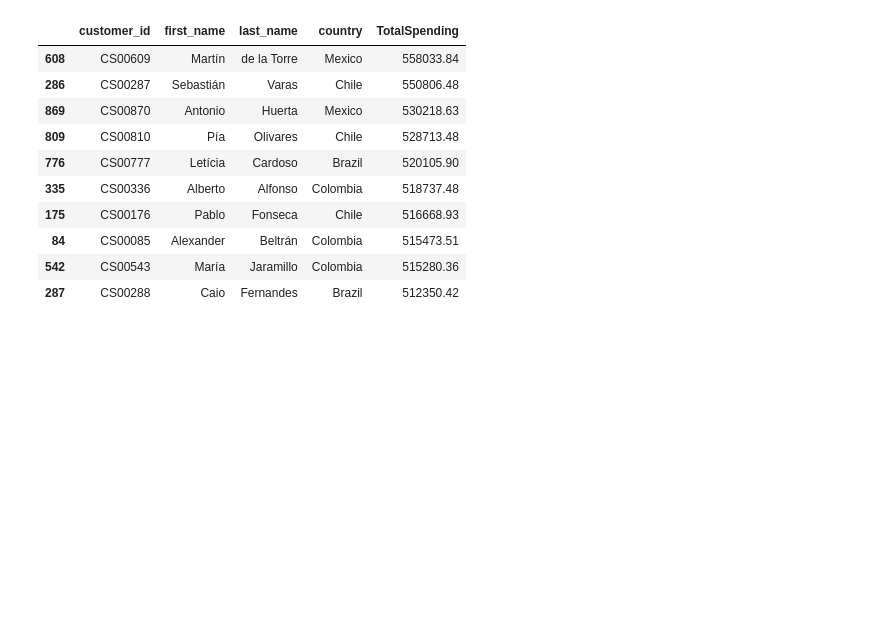
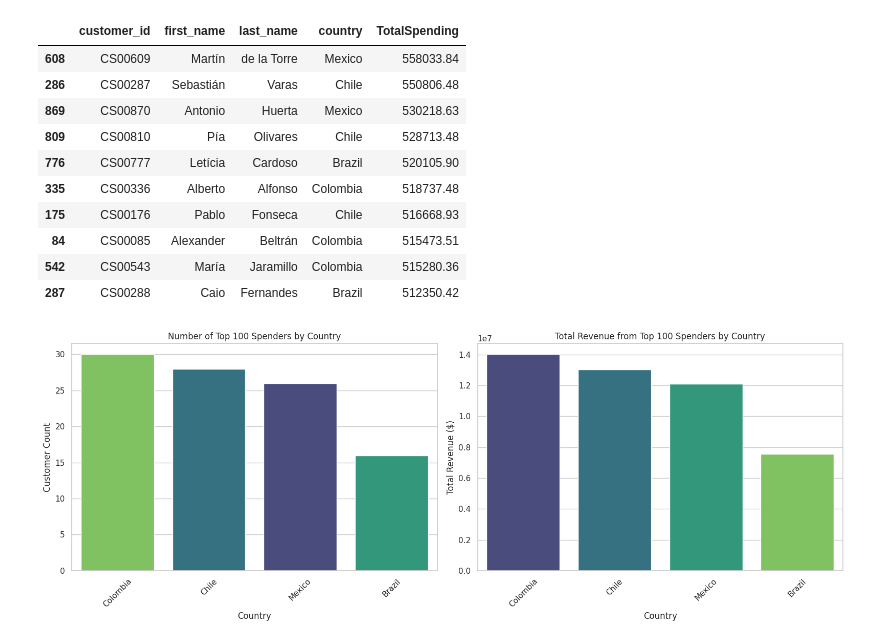
Before and after one commit to VY-MS123/NTUC_Capstone_MarketAnalysis, a Jupyter notebook: Capstone_Market.ipynb, the cells around one changed output. Cells and saved outputs as stored; diff of their text form; code cells hidden in the pictures; blank space fills up the shorter version.

```diff
--- a/Capstone_Market.ipynb
+++ b/Capstone_Market.ipynb
@@ -204,3 +204,48 @@ display(top_10_spenders[['customer_id', 'first_name', 'last_name', 'country', 'T
 | 84 | CS00085 | Alexander | Beltrán | Colombia | 515473.51 |
 | 542 | CS00543 | María | Jaramillo | Colombia | 515280.36 |
 | 287 | CS00288 | Caio | Fernandes | Brazil | 512350.42 |
+# %%
+import matplotlib.pyplot as plt
+import seaborn as sns
+
+# Let's define the top spenders (e.g., top 100 highest-spending customers)
+top_100_spenders = top_spenders.sort_values(by='TotalSpending', ascending=False).head(100)
+
+# Set up the plotting grid (1 row, 2 columns for count and total value)
+fig, axes = plt.subplots(1, 2, figsize=(16, 6))
+
+# Plot 1: Count of Top 100 Spenders by Country
+sns.countplot(
+    data=top_100_spenders,
+    x='country',
+    ax=axes[0],
+    hue='country',
+    palette='viridis',
+    legend=False,
+    order=top_100_spenders['country'].value_counts().index
+)
+axes[0].set_title('Number of Top 100 Spenders by Country')
+axes[0].set_xlabel('Country')
+axes[0].set_ylabel('Customer Count')
+axes[0].tick_params(axis='x', rotation=45)
+
+# Plot 2: Total Revenue Contributed by Top 100 Spenders by Country
+country_spending = top_100_spenders.groupby('country')['TotalSpending'].sum().reset_index().sort_values(by='TotalSpending', ascending=False)
+sns.barplot(
+    data=country_spending,
+    x='country',
+    y='TotalSpending',
+    ax=axes[1],
+    hue='country',
+    palette='viridis',
+    legend=False
+)
+axes[1].set_title('Total Revenue from Top 100 Spenders by Country')
+axes[1].set_xlabel('Country')
+axes[1].set_ylabel('Total Revenue ($)')
+axes[1].tick_params(axis='x', rotation=45)
+
+plt.tight_layout()
+plt.show()
+# %% [output]
+[figure, added]
```
Also changed, not shown: parts of 7 cells of this notebook.
